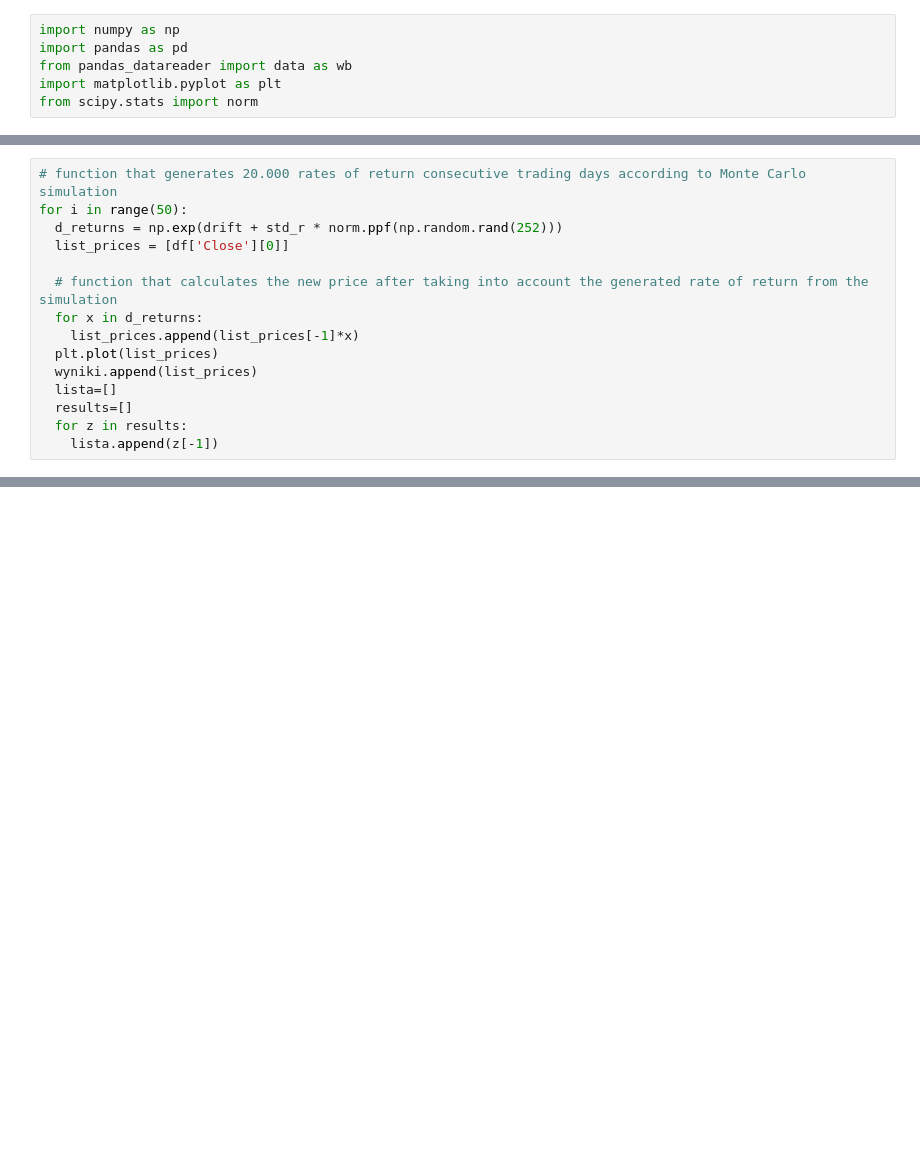
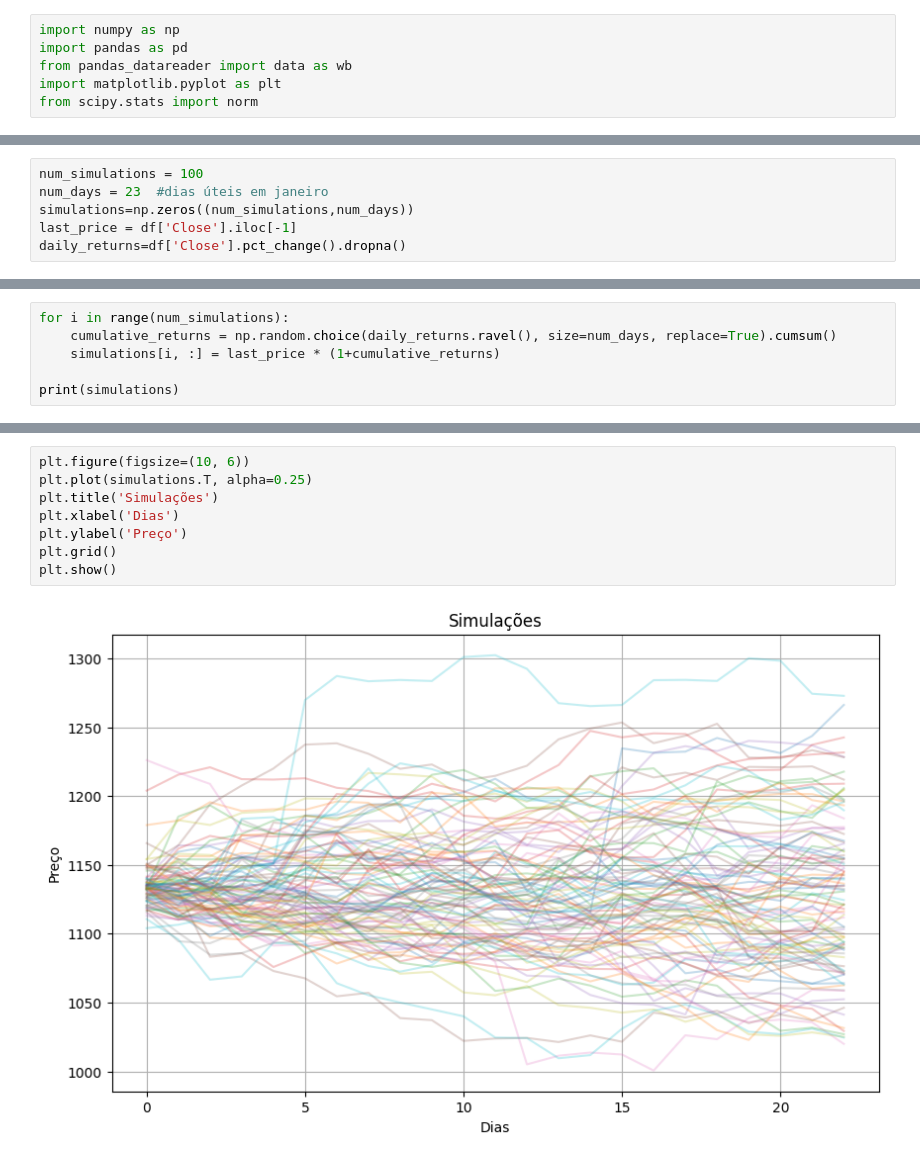
Before and after one commit to PsuperX/stocks-prediction-labia, a Jupyter notebook: notebooks/montecarlo.ipynb, the cells around one changed output, grey strips where cells are left out. Drawn from its saved outputs; the diff is of its cells as text; blank space fills up the shorter version.

```diff
--- a/notebooks/montecarlo.ipynb
+++ b/notebooks/montecarlo.ipynb
@@ -33,15 +26,0 @@ for i in range(20000):
-# %%
-# function that generates 20.000 rates of return consecutive trading days according to Monte Carlo simulation
-for i in range(50):
-  d_returns = np.exp(drift + std_r * norm.ppf(np.random.rand(252)))
-  list_prices = [df['Close'][0]]
-
-  # function that calculates the new price after taking into account the generated rate of return from the simulation
-  for x in d_returns:
-    list_prices.append(list_prices[-1]*x)
-  plt.plot(list_prices)
-  wyniki.append(list_prices)
-  lista=[]
-  results=[]
-  for z in results:
-    lista.append(z[-1])
@@ -95,0 +35,6 @@ Std dev -:  nan
+# %%
+num_simulations = 100
+num_days = 23  #dias úteis em janeiro
+simulations=np.zeros((num_simulations,num_days))
+last_price = df['Close'].iloc[-1]
+daily_returns=df['Close'].pct_change().dropna()
@@ -95,0 +49,6 @@ Std dev -:  nan
+# %%
+for i in range(num_simulations):
+    cumulative_returns = np.random.choice(daily_returns.ravel(), size=num_days, replace=True).cumsum()
+    simulations[i, :] = last_price * (1+cumulative_returns)
+
+print(simulations)
@@ -95,0 +69,10 @@ Std dev -:  nan
+# %%
+plt.figure(figsize=(10, 6))
+plt.plot(simulations.T, alpha=0.25)
+plt.title('Simulações')
+plt.xlabel('Dias')
+plt.ylabel('Preço')
+plt.grid()
+plt.show()
+# %% [output]
+[figure, added]
```
Also changed, not shown: parts of 18 cells of this notebook.
